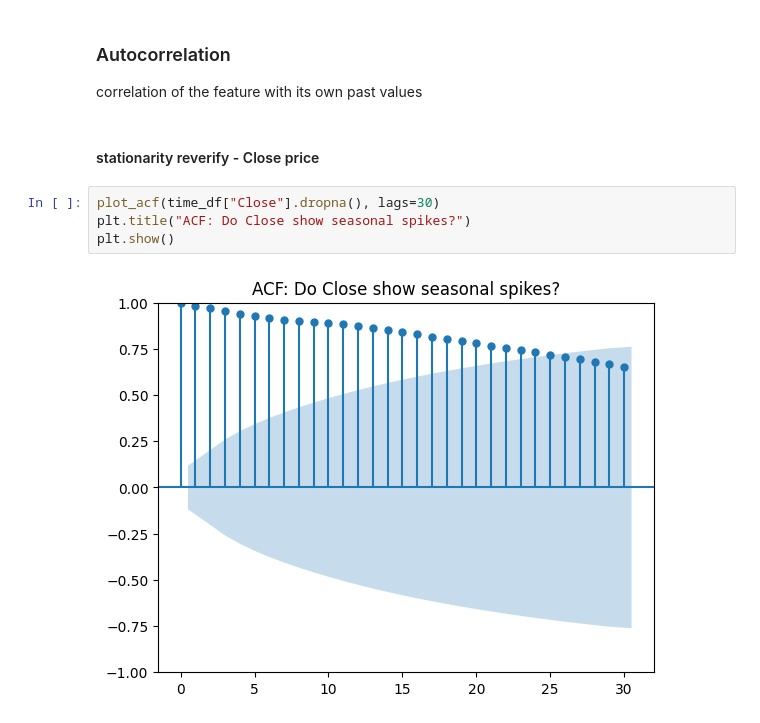
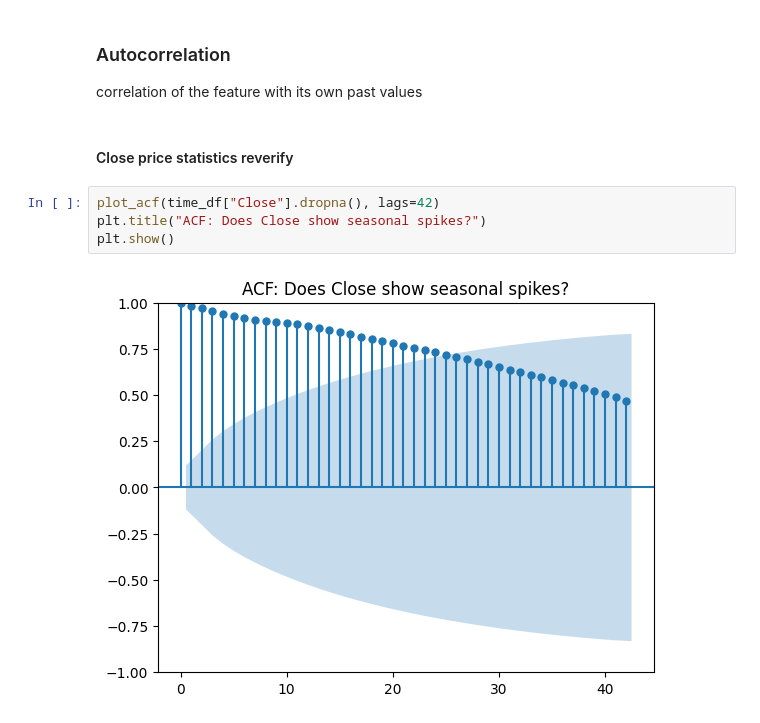
Before and after one commit to shashankgarewal/Time-Series-Analysis-Forecasting, a Jupyter notebook: notebooks/02_eda_analysis.ipynb, the cells around one changed output. Cells and saved outputs as stored; diff of their text form.

Commit message:
Add Autocorrelation check - close price and log return

```diff
--- a/notebooks/02_eda_analysis.ipynb
+++ b/notebooks/02_eda_analysis.ipynb
@@ -339,11 +364,11 @@ Conclusion: The LogReturn series is sufficiently stationary and distributionally
 ### Autocorrelation
 correlation of the feature with its own past values
 # %% [markdown]
-#### stationarity reverify - Close price
+#### Close price statistics reverify
 # %%
-plot_acf(time_df["Close"].dropna(), lags=30)
-plt.title("ACF: Do Close show seasonal spikes?")
+plot_acf(time_df["Close"].dropna(), lags=42)
+plt.title("ACF: Does Close show seasonal spikes?")
 plt.show()
 # %% [output]
-[figure, old version]
+[figure, new version]
 # %%
```
Also changed, not shown: parts of 19 cells of this notebook.
